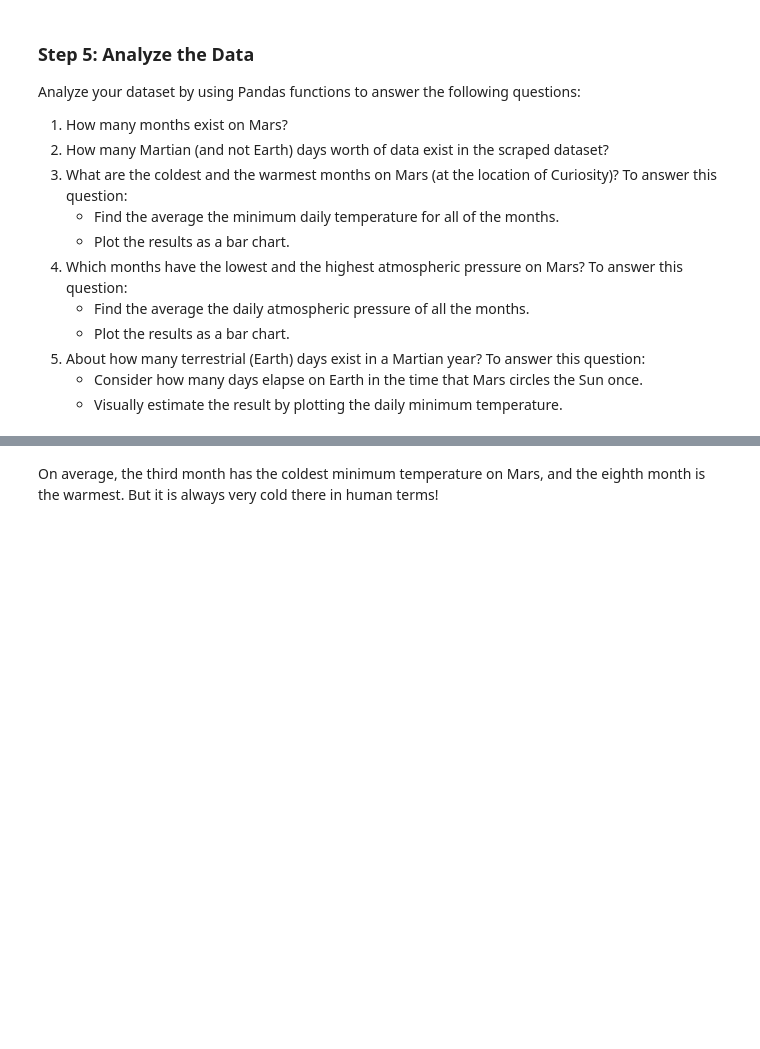
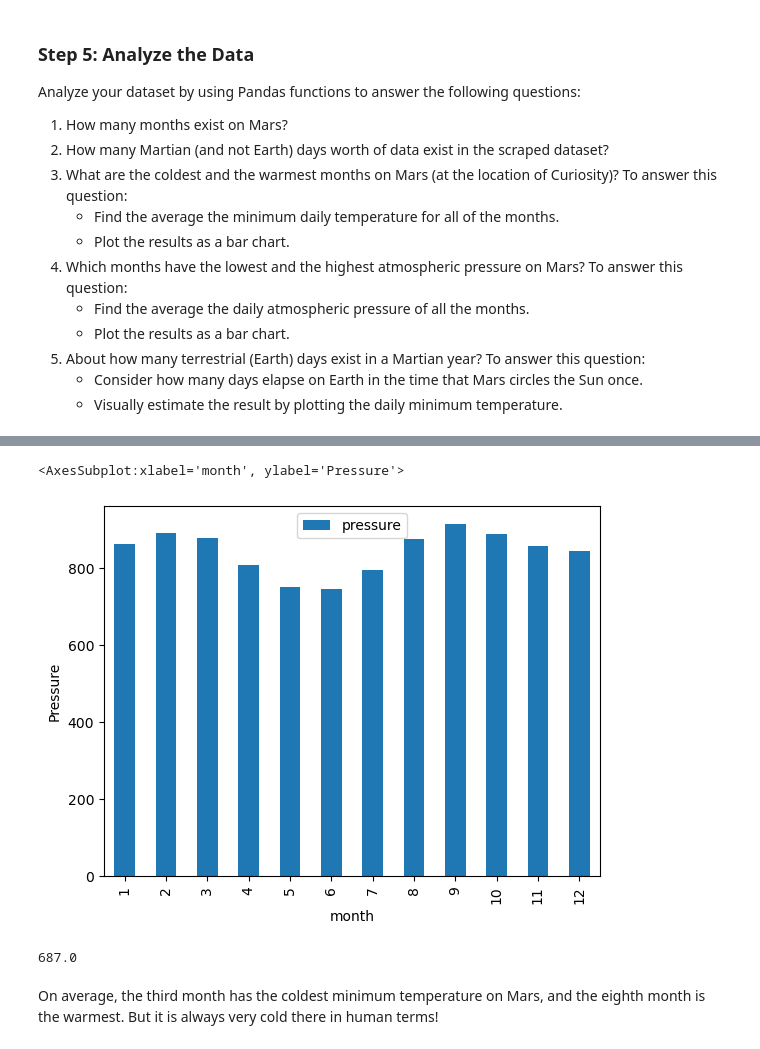
Before and after one commit to yonghl1018/mars-scraping-challenge, a Jupyter notebook: part_2_mars_weather.ipynb, the cells around one changed output, grey strips where cells are left out. Saved outputs shown, nothing was run; the diff lists cells and outputs as text; code cells hidden in the pictures; blank space fills up the shorter version.

```diff
--- a/part_2_mars_weather.ipynb
+++ b/part_2_mars_weather.ipynb
@@ -114,2 +227,4 @@ Analyze your dataset by using Pandas functions to answer the following questions
 # %%
 # 4. Average pressure by Martian month
+monthly_pressure = temp_df[['month', 'pressure']].groupby("month").mean()
+monthly_pressure
@@ -116,7 +246,20 @@ Analyze your dataset by using Pandas functions to answer the following questions
 # %%
 # Plot the average pressure by month
+monthly_pressure.plot.bar(ylabel = "Pressure")
+# %% [output]
+<AxesSubplot:xlabel='month', ylabel='Pressure'>
+[figure, added]
 # %%
 # 5. How many terrestrial (earth) days are there in a Martian year?
+martian_year_start = temp_df[temp_df.ls == 0]
+martian_year_start_list = martian_year_start[['ls','terrestrial_date']].set_index('ls').values
+diff = (martian_year_start_list[3]-martian_year_start_list[1])[0]
+days = diff.astype('timedelta64[D]')
+number_of_earth_days = days / np.timedelta64(1,'D')
+
+print(number_of_earth_days)
+# %% [output]
+687.0
 # %% [markdown]
 On average, the third month has the coldest minimum temperature on Mars, and the eighth month is the warmest. But it is always very cold there in human terms!
 # %% [markdown]
```
Also changed, not shown: parts of 15 cells of this notebook, 1 other file.
